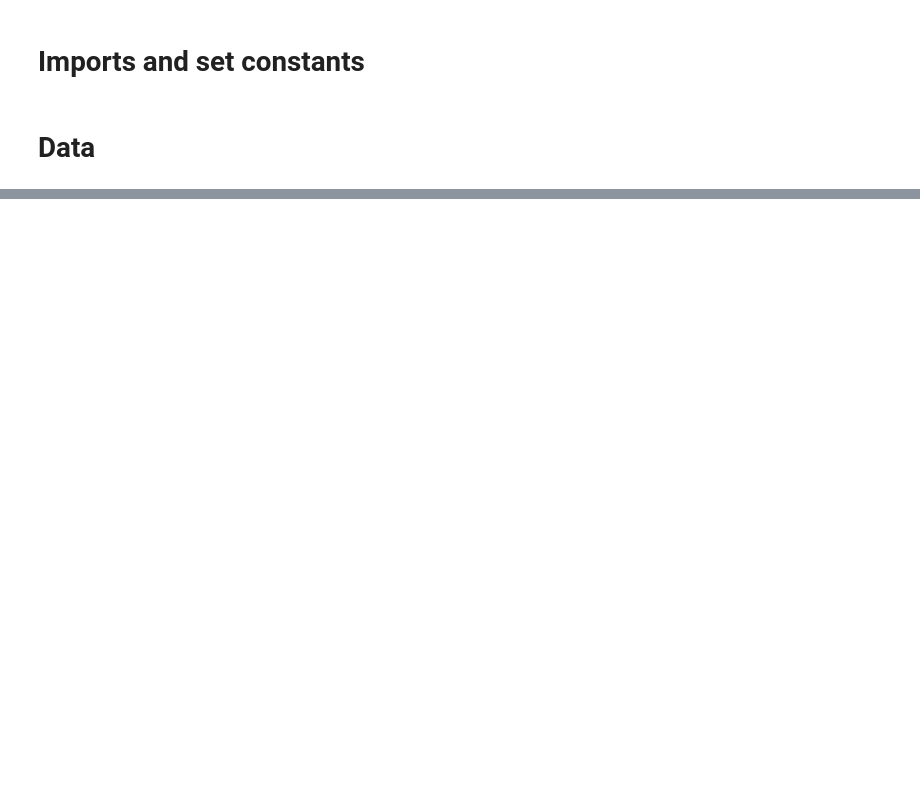
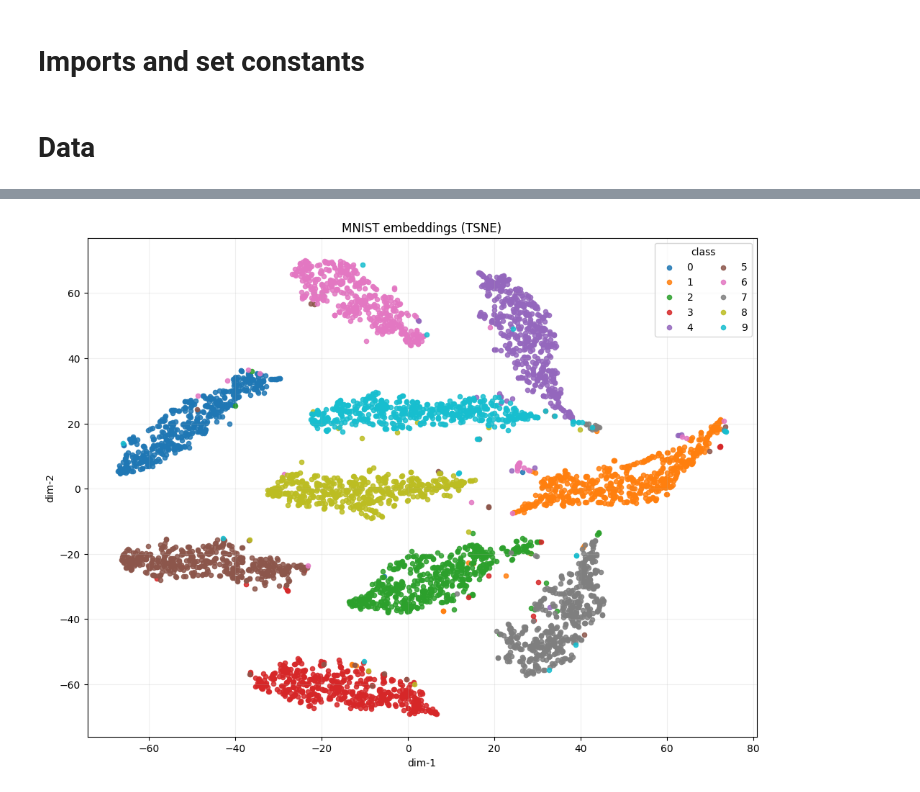
Before and after one commit to VadosikRRR/ML, a Jupyter notebook: embed_mnist/embed-mnist.ipynb, the cells around one changed output, grey strips where cells are left out. Drawn from its saved outputs; the diff is of its cells as text; code cells hidden in the pictures; blank space fills up the shorter version.

```diff
--- a/embed_mnist/embed-mnist.ipynb
+++ b/embed_mnist/embed-mnist.ipynb
@@ -489,0 +485,57 @@ Best F1 (explicit thresholding): 0.789414
+# %%
+import numpy as np
+import torch
+import matplotlib.pyplot as plt
+
+from sklearn.manifold import TSNE
+from sklearn.decomposition import PCA
+
+@torch.no_grad()
+def collect_embeddings(model, dataloader, device, max_points=5000):
+    model.eval()
+    embs, labels = [], []
+    total = 0
+
+    for x, y in dataloader:
+        x = x.to(device, non_blocking=True)
+        e, _ = model(x)  # model -> (embedding, logits)
+        embs.append(e.cpu().numpy())
+        labels.append(y.numpy())
+        total += y.size(0)
+        if total >= max_points:
+            break
+
+    X = np.concatenate(embs, axis=0)[:max_points]
+    y = np.concatenate(labels, axis=0)[:max_points]
+    return X, y
+
+def plot_2d_embeddings(X, y, method="tsne", random_state=42):
+    if X.shape[1] == 2:
+        Z = X
+    elif method == "pca":
+        Z = PCA(n_components=2, random_state=random_state).fit_transform(X)
+    else:
+        Z = TSNE(
+            n_components=2,
+            perplexity=30,
+            learning_rate="auto",
+            init="pca",
+            random_state=random_state
+        ).fit_transform(X)
+
+    plt.figure(figsize=(12, 9))
+    for cls in range(10):
+        idx = (y == cls)
+        plt.scatter(Z[idx, 0], Z[idx, 1], s=20, alpha=0.85, label=str(cls))
+    plt.title(f"MNIST embeddings ({method.upper()})")
+    plt.xlabel("dim-1")
+    plt.ylabel("dim-2")
+    plt.legend(title="class", ncol=2)
+    plt.grid(alpha=0.2)
+    plt.show()
+
+# пример:
+X, y = collect_embeddings(model, test_loader, DEVICE, max_points=5000)
+plot_2d_embeddings(X, y, method="tsne")   # или method="pca"
+# %% [output]
+[figure, added]
```
Also changed, not shown: parts of 4 cells of this notebook, 1 other file.
